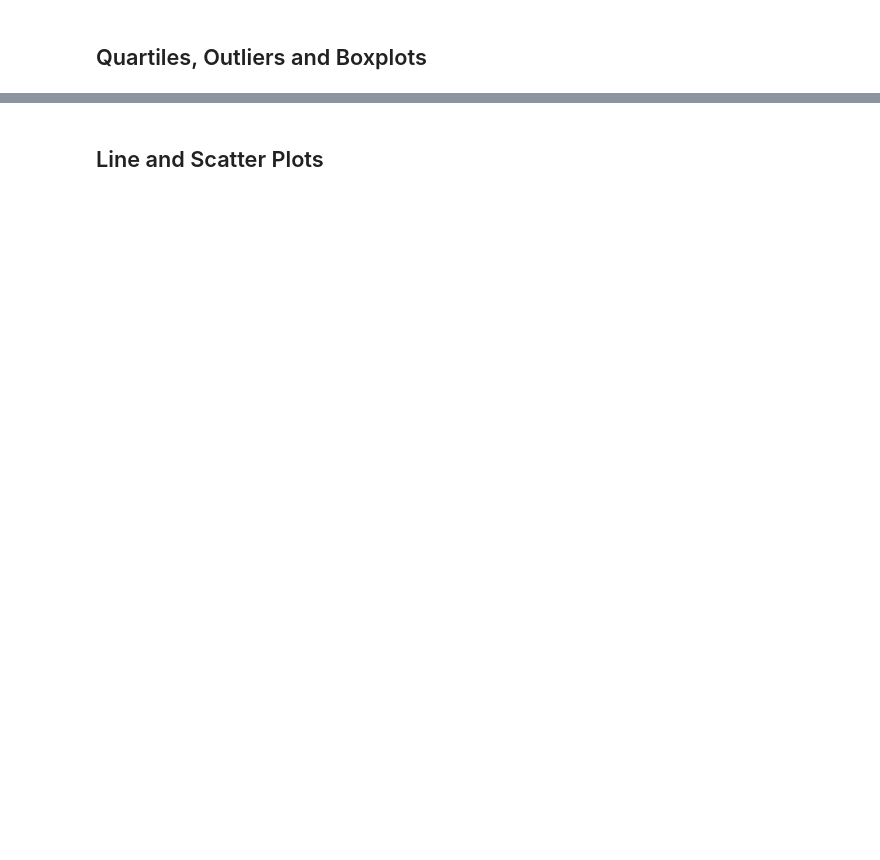
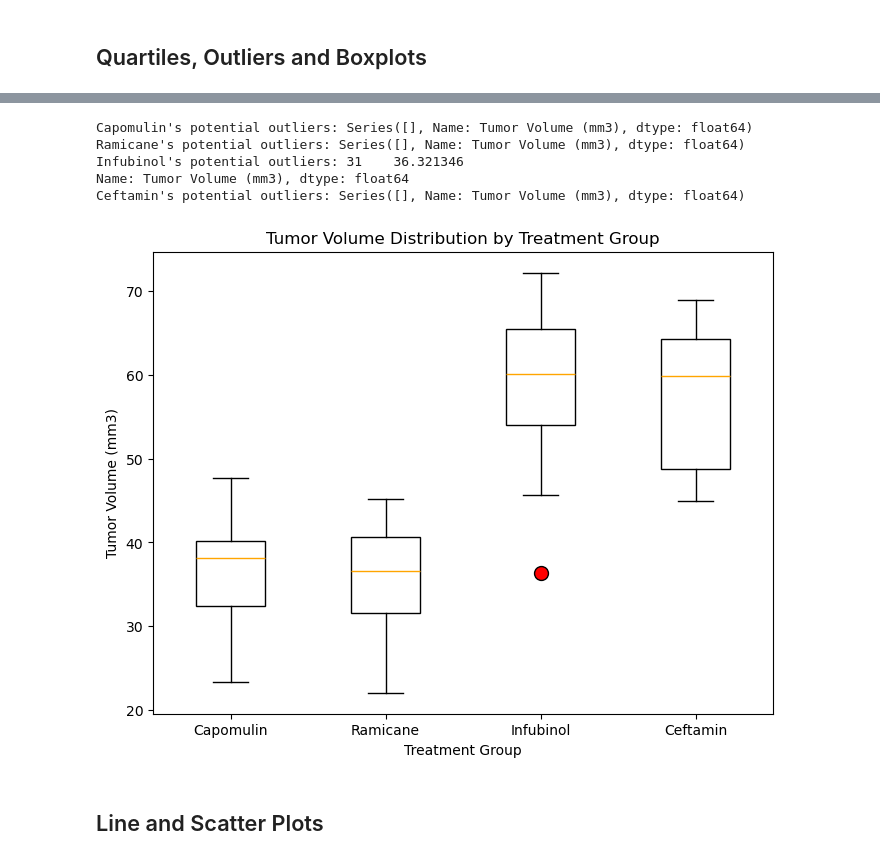
Before and after one commit to mattguy22/Matplotlib_challenge, a Jupyter notebook: Pymaceuticals/pymaceuticals_starter.ipynb, the cells around one changed output, grey strips where cells are left out. Cells and saved outputs as stored; diff of their text form; code cells hidden in the pictures; blank space fills up the shorter version.

```diff
--- a/Pymaceuticals/pymaceuticals_starter.ipynb
+++ b/Pymaceuticals/pymaceuticals_starter.ipynb
@@ -231,8 +254,15 @@ plt.show()
 # %%
 # Calculate the final tumor volume of each mouse across four of the treatment regimens:
 # Capomulin, Ramicane, Infubinol, and Ceftamin
+treatment_regimens = ["Capomulin", "Ramicane", "Infubinol", "Ceftamin"]
 
 # Start by getting the last (greatest) timepoint for each mouse
-
+last_timepoint = clean_df.groupby("Mouse ID")["Timepoint"].max().reset_index()
 
 # Merge this group df with the original DataFrame to get the tumor volume at the last timepoint
+final_tumor_volume_df = pd.merge(last_timepoint, clean_df, on=["Mouse ID", "Timepoint"])
+
+#Filtered based on on the selected treatment regimens, and keep only rows where the "Drug Regimen" matches the selected regimens
+final_tumor_volume_df = final_tumor_volume_df[final_tumor_volume_df["Drug Regimen"].isin(treatment_regimens)]
+
+final_tumor_volume_df.head()
@@ -266,2 +276,64 @@ Ceftamin's potential outliers: Series([], Name: Tumor Volume (mm3), dtype: float
+# %%
+# Put treatments into a list for for loop (and later for plot labels)
+treatments_list = ["Capomulin", "Ramicane", "Infubinol", "Ceftamin"]
+
+# Create empty list to fill with tumor vol data (for plotting)
+tumor_vol_data = []
+
+# for loop to iterate over each treatment regime
+for treatment in treatments_list:
+
+    ## Locate the rows which contain mice on each drug and get the tumor volumes
+    tumor_volumes = final_tumor_volume_df.loc[final_tumor_volume_df ["Drug Regimen"] == treatment, "Tumor Volume (mm3)"]
+
+    #Add the tumor value data to the tumor volume list
+    tumor_vol_data.append(tumor_volumes)
+
+    # Calculate the IQR and quantitatively determine if there are any potential outliers.
+    quartiles = tumor_volumes.quantile([0.25, 0.5, 0.75])
+    lowerq = quartiles[0.25]
+    upperq = quartiles[0.75]
+    iqr = upperq - lowerq
+
+    # Determine outliers using upper and lower bounds
+    lower_bound = lowerq - (1.5 * iqr)
+    upper_bound = upperq + (1.5 * iqr)
+
+    # Determine outliers using upper and lower bounds
+    outliers = tumor_volumes[(tumor_volumes < lower_bound) | (tumor_volumes > upper_bound)]
+
+    #Print the results for the treatment
+    print(f"{treatment}'s potential outliers: {outliers}")
+# %% [output]
+Capomulin's potential outliers: Series([], Name: Tumor Volume (mm3), dtype: float64)
+Ramicane's potential outliers: Series([], Name: Tumor Volume (mm3), dtype: float64)
+Infubinol's potential outliers: 31    36.321346
+Name: Tumor Volume (mm3), dtype: float64
+Ceftamin's potential outliers: Series([], Name: Tumor Volume (mm3), dtype: float64)
+# %%
+# Generate a box plot that shows the distribution of the tumor volume for each treatment group.
+plt.figure(figsize=(8, 6))
+box = plt.boxplot(
+    tumor_vol_data,
+    labels=treatments_list,
+    patch_artist=True,
+    flierprops=dict(marker='o', markerfacecolor="red", markeredgecolor="black", markersize=10),
+    boxprops=dict(facecolor="black"),
+    medianprops=dict(color="orange"),
+    whiskerprops=dict(color="black"),
+    capprops=dict(color="black"),
+)
+
+for patch in box['boxes']:
+    patch.set(facecolor='white')
+
+# Format to add titles and labels
+plt.title("Tumor Volume Distribution by Treatment Group")
+plt.xlabel("Treatment Group")
+plt.ylabel("Tumor Volume (mm3)")
+
+plt.show()
+# %% [output]
+[figure, added]
 # %% [markdown]
 ## Line and Scatter Plots
```
Also changed, not shown: parts of 18 cells of this notebook, 1 other file.
